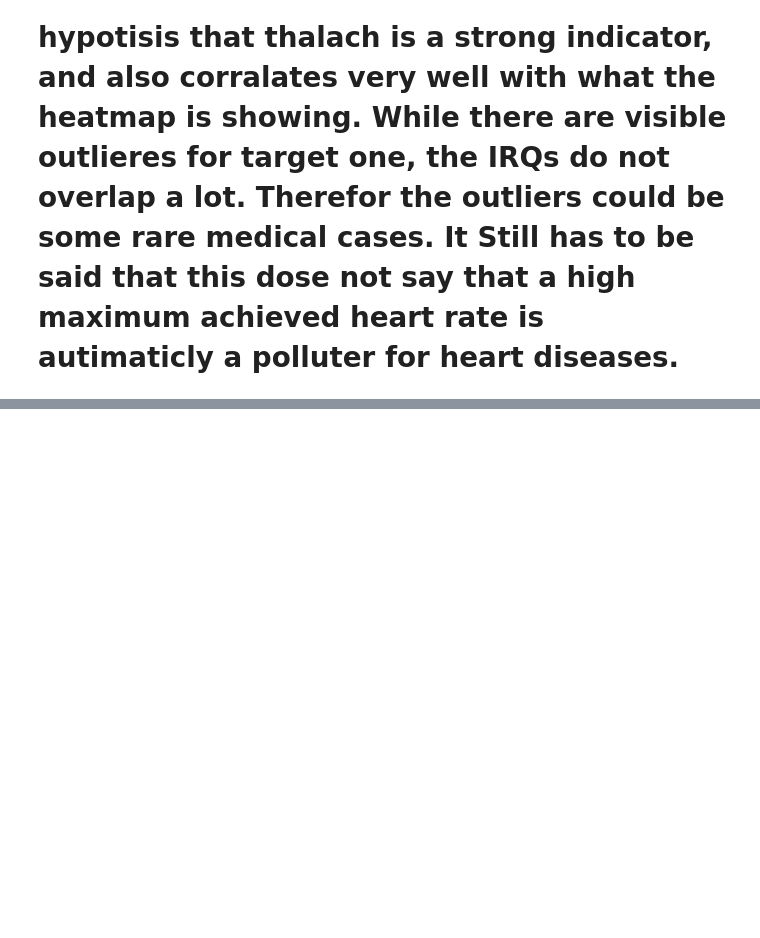
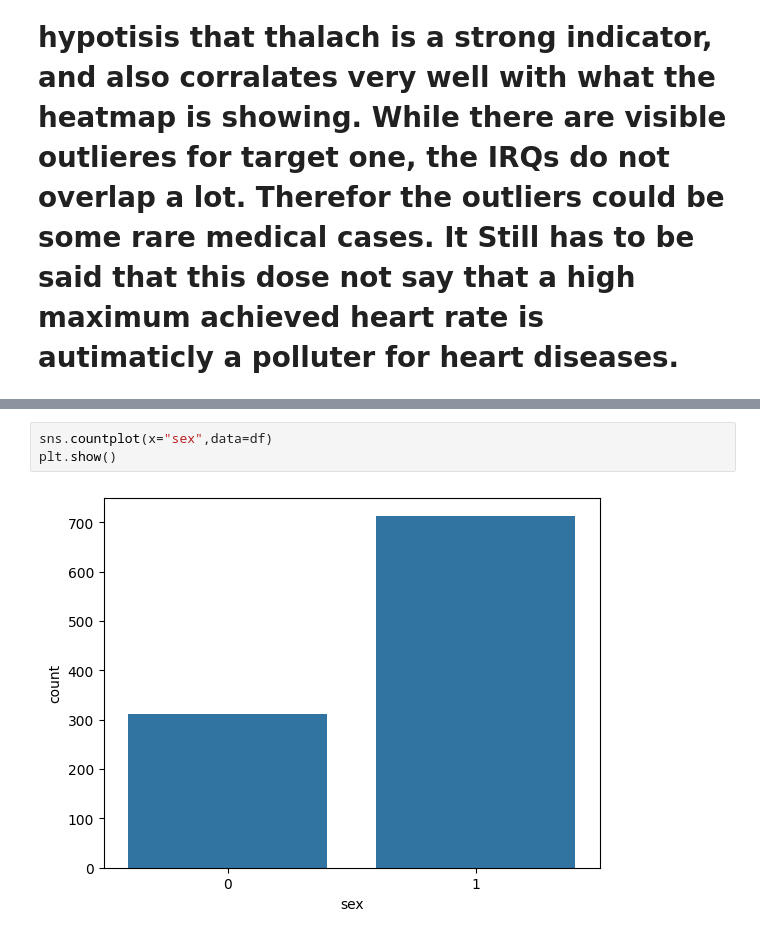
Before and after one commit to Wassiemkahlawi/heart-disease-ml-analysis, a Jupyter notebook: notebooks/01_eda.ipynb, the cells around one changed output, grey strips where cells are left out. Saved outputs shown, nothing was run; the diff lists cells and outputs as text; blank space fills up the shorter version.

```diff
--- a/notebooks/01_eda.ipynb
+++ b/notebooks/01_eda.ipynb
@@ -292,0 +307,5 @@ plt.show()
+# %%
+sns.countplot(x="sex",data=df)
+plt.show()
+# %% [output]
+[figure, added]
```
Also changed, not shown: parts of 6 cells of this notebook.
